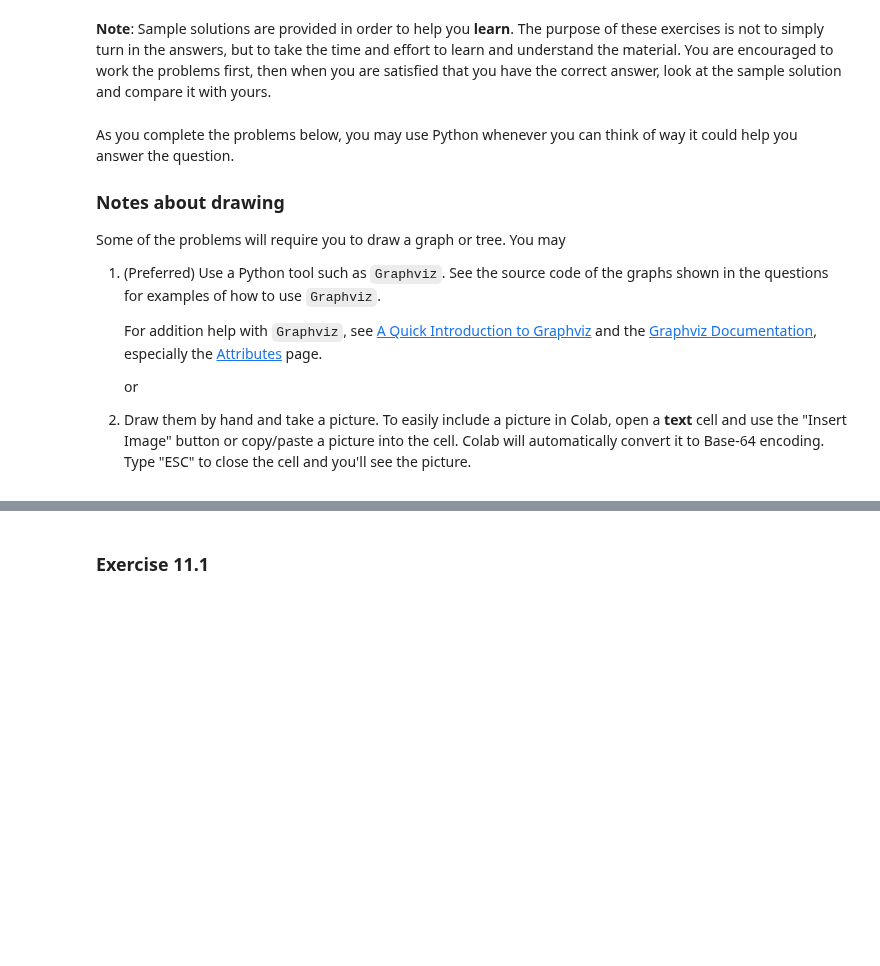
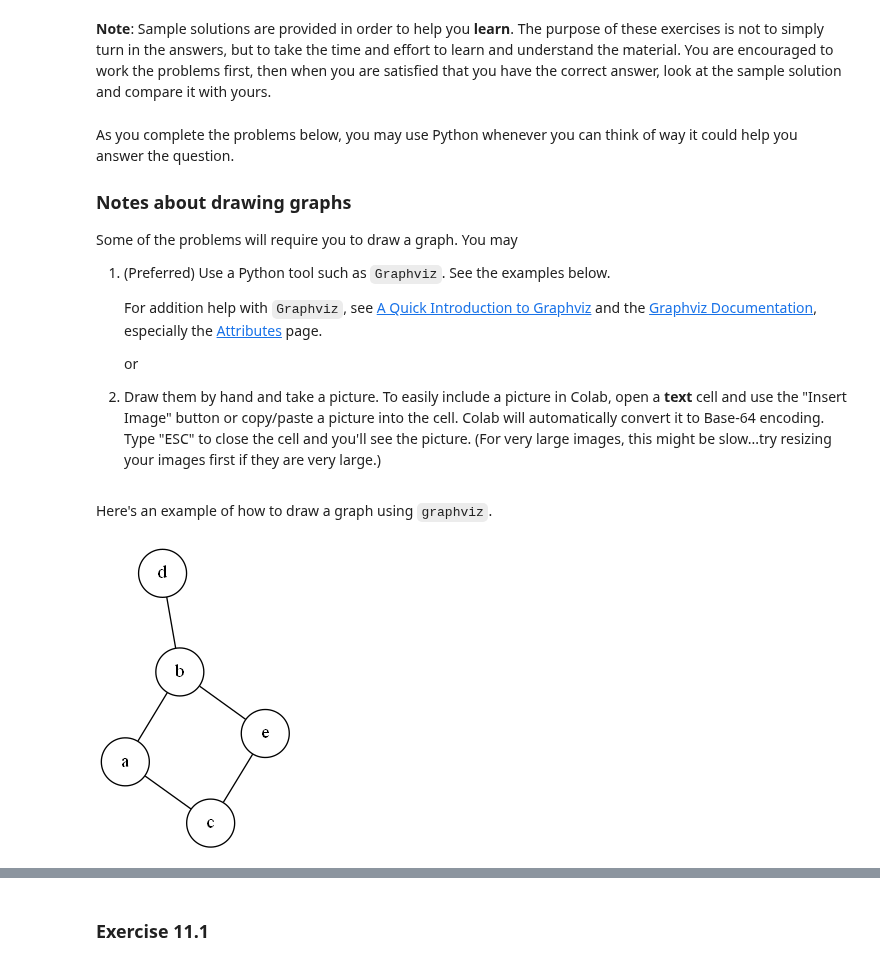
Before and after one commit to byui-cse/cse280-02F21, a Jupyter notebook: homework/homework-11.ipynb, the cells around one changed output, grey strips where cells are left out. Saved outputs shown, nothing was run; the diff lists cells and outputs as text; code cells hidden in the pictures; blank space fills up the shorter version.

Commit message:
update graphviz samples

```diff
--- a/homework/homework-11.ipynb
+++ b/homework/homework-11.ipynb
@@ -15,14 +15,36 @@ Sample solutions are provided in order to help you **learn**. The purpose of the
 # %% [markdown]
 As you complete the problems below, you may use Python whenever you can think of way it could help you answer the question.
 
-### Notes about drawing
+### Notes about drawing graphs
 
-Some of the problems will require you to draw a graph or tree. You may
+Some of the problems will require you to draw a graph. You may
 
-1. (Preferred) Use a Python tool such as `Graphviz`. See the source code of the graphs shown in the questions for examples of how to use `Graphviz`.
+1. (Preferred) Use a Python tool such as `Graphviz`. See the examples below.
 
     For addition help with `Graphviz`, see [A Quick Introduction to Graphviz](https://www.worthe-it.co.za/blog/2017-09-19-quick-introduction-to-graphviz.html) and the [Graphviz Documentation](https://graphviz.org/documentation/), especially the [Attributes](https://graphviz.org/doc/info/attrs.html) page.
 
     or
 
-2. Draw them by hand and take a picture. To easily include a picture in Colab, open a **text** cell and use the "Insert Image" button or copy/paste a picture into the cell. Colab will automatically convert it to Base-64 encoding. Type "ESC" to close the cell and you'll see the picture.
+2. Draw them by hand and take a picture. To easily include a picture in Colab, open a **text** cell and use the "Insert Image" button or copy/paste a picture into the cell. Colab will automatically convert it to Base-64 encoding. Type "ESC" to close the cell and you'll see the picture. (For very large images, this might be slow...try resizing your images first if they are very large.)
+# %% [markdown]
+Here's an example of how to draw a graph using `graphviz`.
+# %%
+from graphviz import Source
+from IPython.display import Image
+
+sample_graph = '''
+graph {
+    layout=neato
+    node [shape=circle]
+    a -- b; # These specify edges
+    a -- c;
+    b -- d;
+    b -- e;
+    c -- e;
+}
+'''
+g = Source(sample_graph, filename='sample_graph', format='png')
+g.render()
+Image('sample_graph.png')
+# %% [output]
+[figure, added]
```
Also changed, not shown: parts of 4 cells of this notebook.
